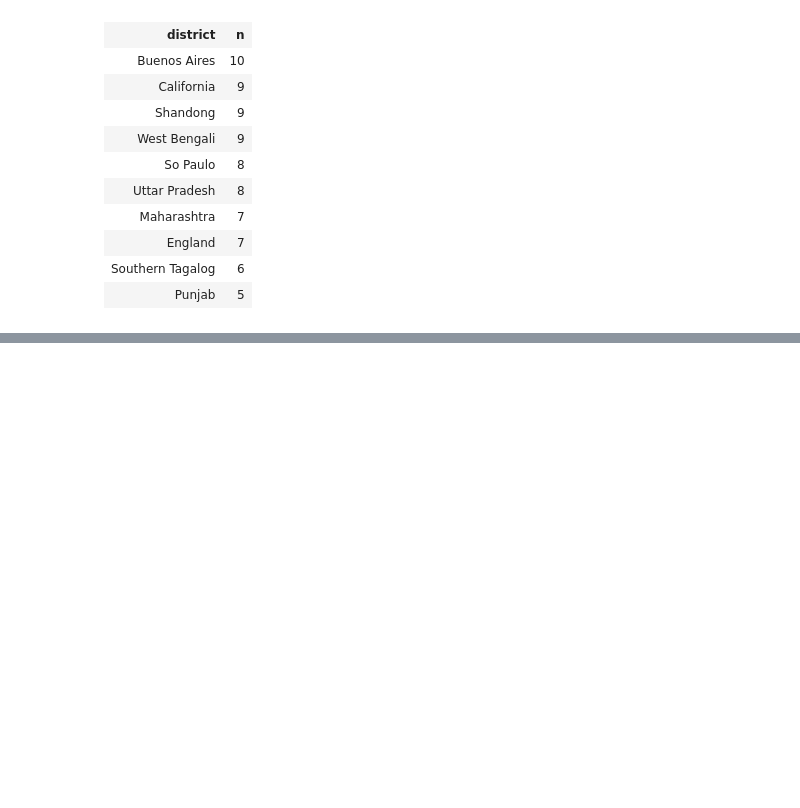
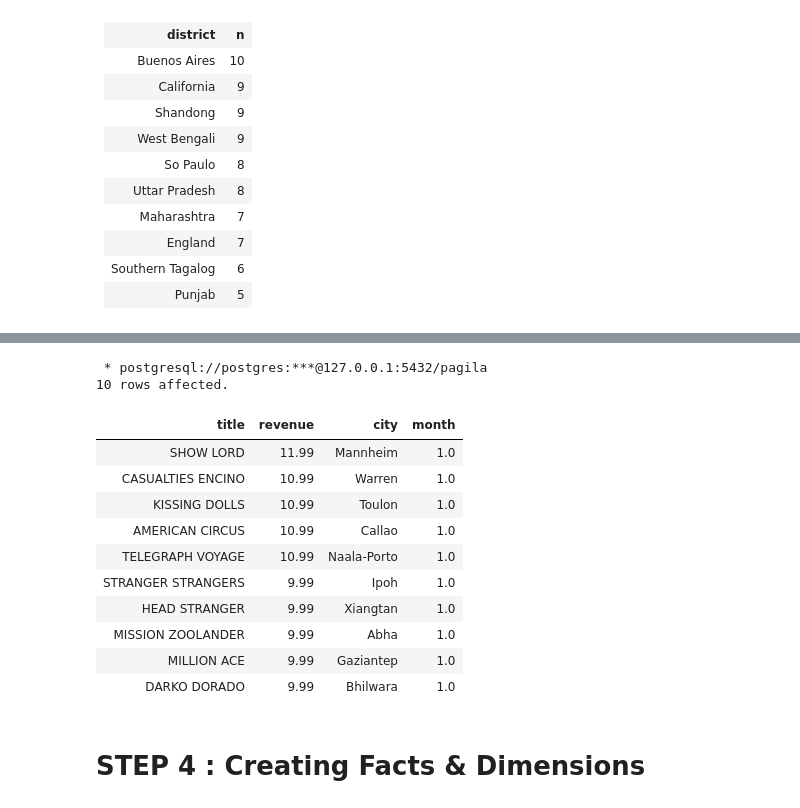
Before and after one commit to natbernard/Cloud-Data-Warehouses, a Jupyter notebook: L1 E1 - Step 1 & 2.ipynb, the cells around one changed output, grey strips where cells are left out. Cells and saved outputs as stored; diff of their text form; code cells hidden in the pictures; blank space fills up the shorter version.

```diff
--- a/L1 E1 - Step 1 & 2.ipynb
+++ b/L1 E1 - Step 1 & 2.ipynb
@@ -182,0 +463,29 @@ limit (10)
+# %%
+%%sql
+SELECT f.title, sum(p.amount) as revenue, ci.city, EXTRACT(month FROM p.payment_date) AS month
+FROM payment AS p
+JOIN rental AS r ON ( p.rental_id = r.rental_id )
+JOIN inventory AS i ON ( r.inventory_id = i.inventory_id )
+JOIN film AS f ON ( i.film_id = f.film_id)
+JOIN customer AS c  ON ( p.customer_id = c.customer_id )
+JOIN address AS a ON ( c.address_id = a.address_id )
+JOIN city AS ci ON ( a.city_id = ci.city_id )
+GROUP BY (f.title, ci.city, month)
+ORDER BY month, revenue desc
+LIMIT 10;
+# %% [output]
+ * postgresql://postgres:***@127.0.0.1:5432/pagila
+10 rows affected.
+| title | revenue | city | month |
+| SHOW LORD | 11.99 | Mannheim | 1.0 |
+| CASUALTIES ENCINO | 10.99 | Warren | 1.0 |
+| KISSING DOLLS | 10.99 | Toulon | 1.0 |
+| AMERICAN CIRCUS | 10.99 | Callao | 1.0 |
+| TELEGRAPH VOYAGE | 10.99 | Naala-Porto | 1.0 |
+| STRANGER STRANGERS | 9.99 | Ipoh | 1.0 |
+| HEAD STRANGER | 9.99 | Xiangtan | 1.0 |
+| MISSION ZOOLANDER | 9.99 | Abha | 1.0 |
+| MILLION ACE | 9.99 | Gaziantep | 1.0 |
+| DARKO DORADO | 9.99 | Bhilwara | 1.0 |
+# %% [markdown]
+# STEP 4 : Creating Facts & Dimensions
```
Also changed, not shown: parts of 37 cells of this notebook, 2 other files.
